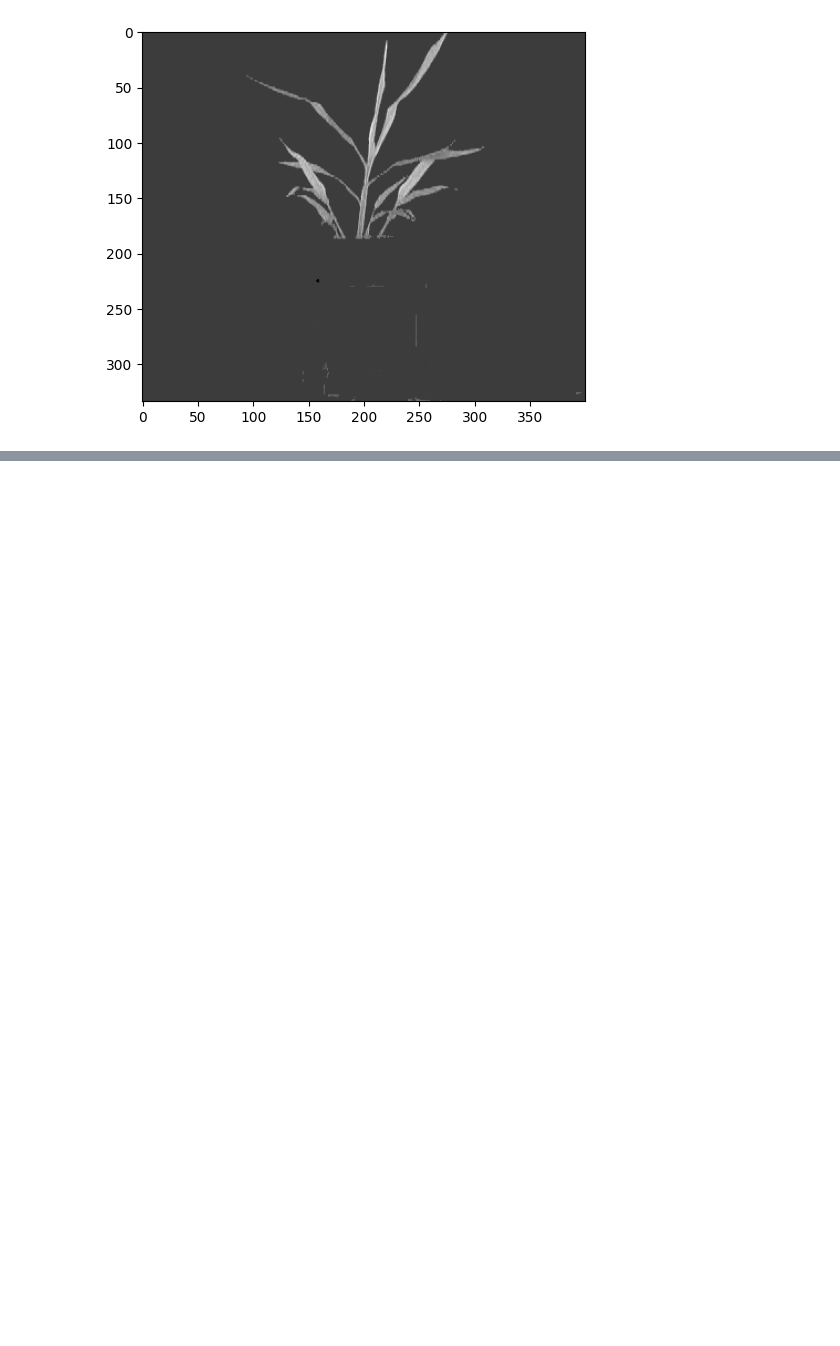
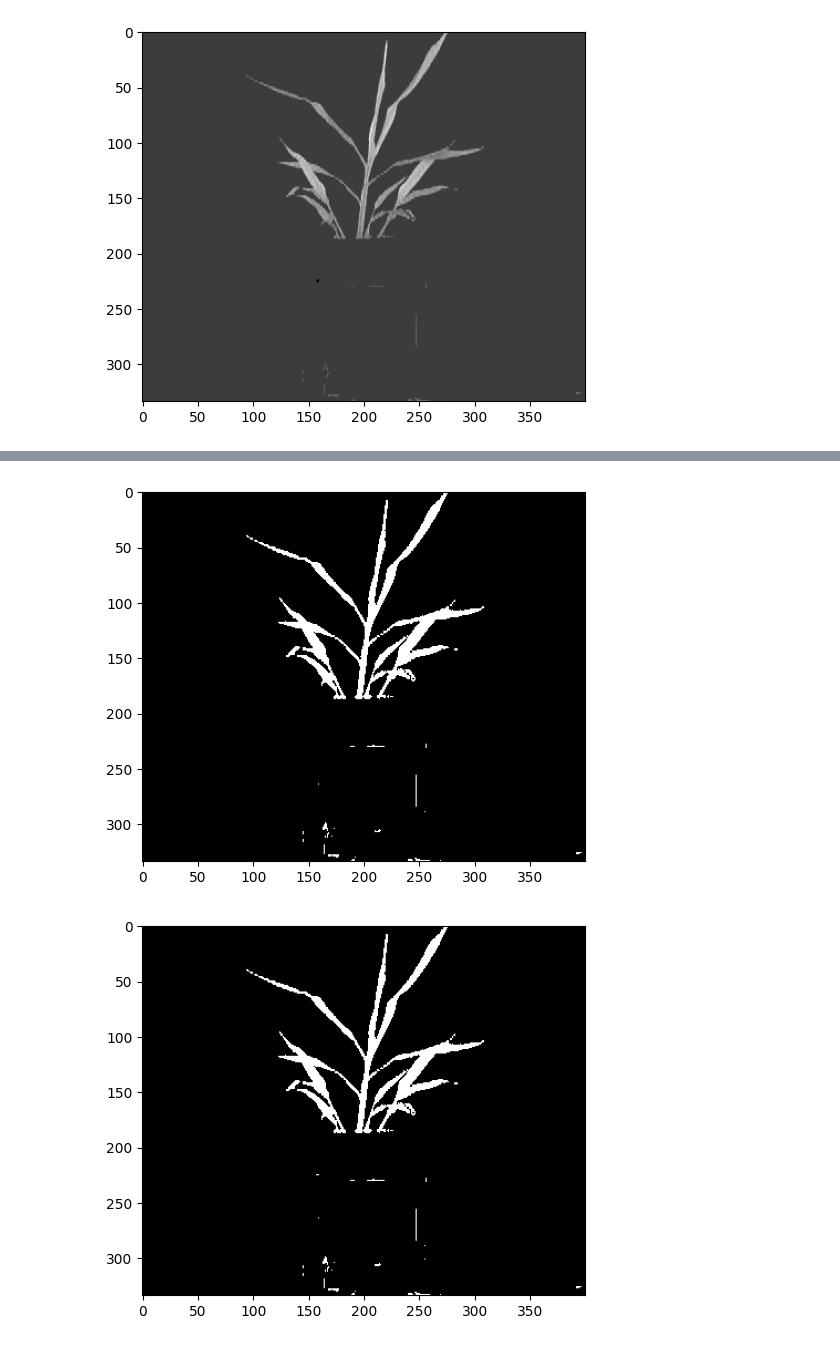
Before and after one commit to InsuJeong77/plantcv_tutorial, a Jupyter notebook: plantcv_jupyter.ipynb, the cells around one changed output, grey strips where cells are left out. Saved outputs shown, nothing was run; the diff lists cells and outputs as text; code cells hidden in the pictures; blank space fills up the shorter version.

```diff
--- a/plantcv_jupyter.ipynb
+++ b/plantcv_jupyter.ipynb
@@ -52,0 +67,7 @@ masked_b = pcv.rgb2gray_lab(rgb_img=masked, channel='b')
+# %%
+# a thresold와 b threshold를 or 연산
+ab1 = pcv.logical_or(bin_img1=maskeda_thresh, bin_img2=maskedb_thresh)
+ab = pcv.logical_or(bin_img1=maskeda_thresh1, bin_img2=ab1)
+# %% [output]
+[figure, added]
+[figure, added]
```
Also changed, not shown: parts of 10 cells of this notebook.
